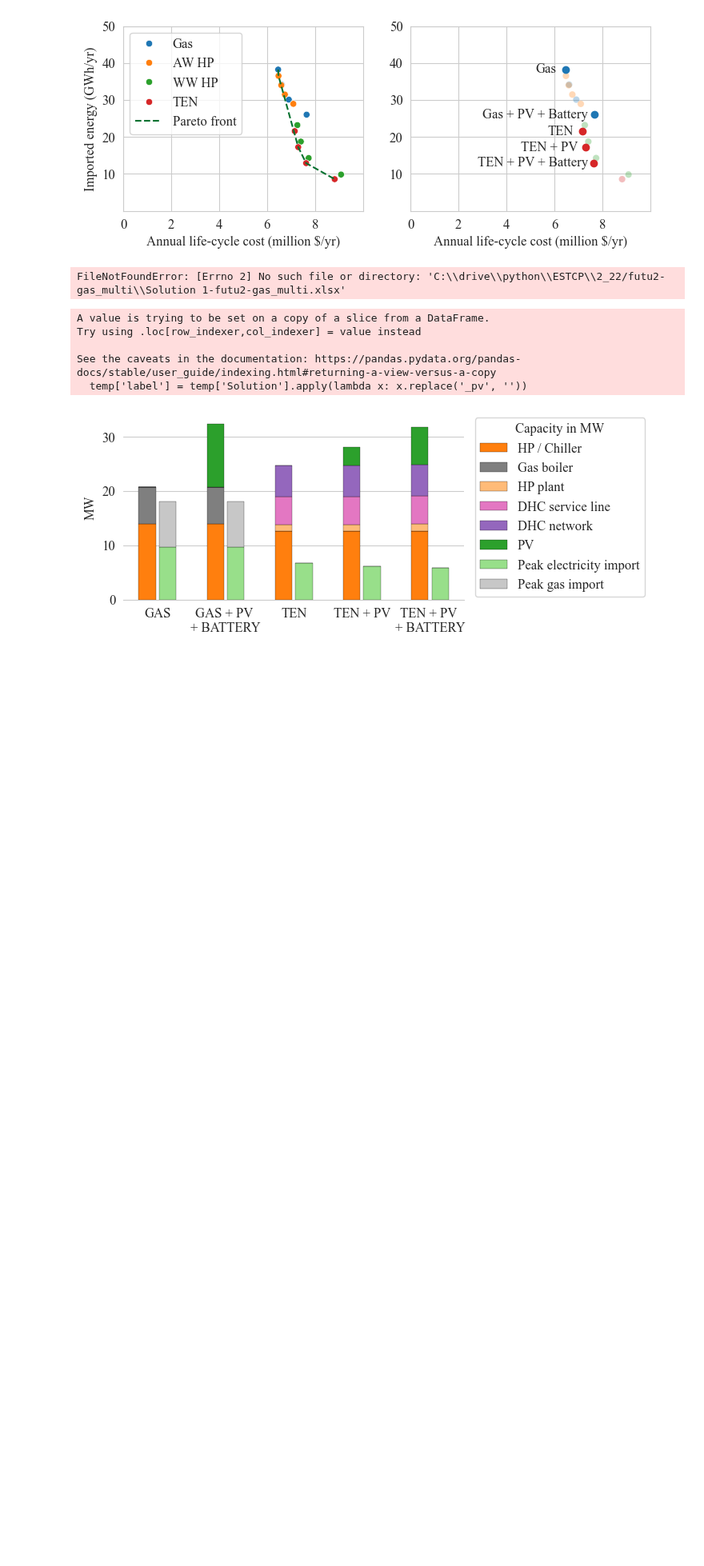
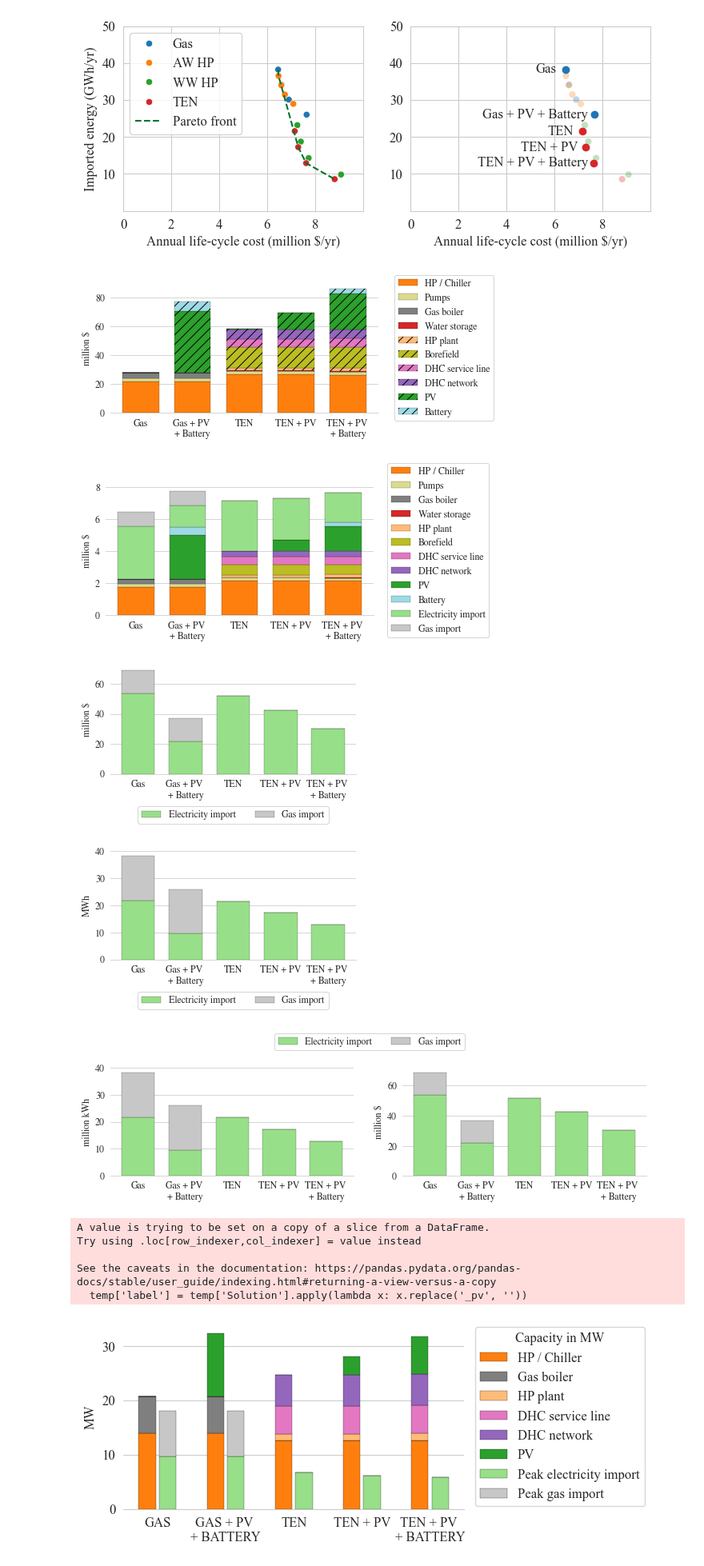
Before and after one commit to lbl-srg/thermal-grid-jba, a Jupyter notebook: PythonResources/LatexFiguresFromMILP/plot_sympheny.ipynb, the cells around one changed output. Shown at 80% size. Drawn from its saved outputs; the diff is of its cells as text; code cells hidden in the pictures; blank space fills up the shorter version.

Commit message:
corrected energy unit on import figure and adapted code for ubuntu

```diff
--- a/PythonResources/LatexFiguresFromMILP/plot_sympheny.ipynb
+++ b/PythonResources/LatexFiguresFromMILP/plot_sympheny.ipynb
@@ -266,15 +266,25 @@ plt.show()
 [figure]
 # %%
 sns.set_style("whitegrid")
-plt.rcParams["font.family"] = "Times New Roman"
+#plt.rcParams["font.family"] = "Times New Roman"
+plt.rcParams["font.family"] = "FreeSerif" # for ubuntu
 plt.rcParams['font.size'] = 12
 
-folder_ini = r'C:\drive\python\ESTCP\2_22'
-files = {'Gas - Solution 1':r'futu2-gas_multi\Solution 1-futu2-gas_multi.xlsx',
-         'Gas - Solution 4':r'futu2-gas_multi\Solution 4-futu2-gas_multi.xlsx',
-         'TEN - Solution 1':r'futu2-ets_multi\Solution 1-futu2-ets_multi.xlsx',
-         'TEN - Solution 2':r'futu2-ets_multi\Solution 2-futu2-ets_multi.xlsx',
-         'TEN - Solution 3':r'futu2-ets_multi\Solution 3-futu2-ets_multi.xlsx'}
+#folder_ini = r'C:\drive\python\ESTCP\2_22'
+#files = {'Gas - Solution 1':r'futu2-gas_multi\Solution 1-futu2-gas_multi.xlsx',
+#         'Gas - Solution 4':r'futu2-gas_multi\Solution 4-futu2-gas_multi.xlsx',
+#         'TEN - Solution 1':r'futu2-ets_multi\Solution 1-futu2-ets_multi.xlsx',
+#         'TEN - Solution 2':r'futu2-ets_multi\Solution 2-futu2-ets_multi.xlsx',
+#         'TEN - Solution 3':r'futu2-ets_multi\Solution 3-futu2-ets_multi.xlsx'}
+
+folder_ini = os.path.join(os.getcwd(), 'MILP_results', '2_22')
+files = {'Gas - Solution 1':os.path.join('futu2-gas_multi', 'Solution 1-futu2-gas_multi.xlsx'),
+         'Gas - Solution 4':os.path.join('futu2-gas_multi', 'Solution 4-futu2-gas_multi.xlsx'),
+         'TEN - Solution 1':os.path.join('futu2-ets_multi', 'Solution 1-futu2-ets_multi.xlsx'),
+         'TEN - Solution 2':os.path.join('futu2-ets_multi', 'Solution 2-futu2-ets_multi.xlsx'),
+         'TEN - Solution 3':os.path.join('futu2-ets_multi', 'Solution 3-futu2-ets_multi.xlsx')}
+folder_output = os.path.join(os.getcwd(), 'img_milp_results')
+os.makedirs(folder_output, exist_ok=True)
 
 selection = {'Gas - Solution 1':'Gas',
              'Gas - Solution 4':'Gas + PV \n+ Battery',
@@ -388,10 +398,11 @@ for i in usd:
     sns.despine(left=True)
     plt.gca().xaxis.grid(False)
     if i == 'Energy in (kWh/year)':
-        plt.ylabel('MWh')
+        plt.ylabel('million kWh')
     else:
         plt.ylabel('million $')
-    plt.savefig(rf'C:\git\JBA-site-assessment_latex\img\milp_results\{usd[i]}.pdf', bbox_inches='tight')
+    #plt.savefig(rf'C:\git\JBA-site-assessment_latex\img\milp_results\{usd[i]}.pdf', bbox_inches='tight')
+    plt.savefig(os.path.join(folder_output, f'{usd[i]}.pdf'), bbox_inches='tight')
     plt.show()
 
 
@@ -407,37 +418,42 @@ for n, i in enumerate(['Energy in (kWh/year)', 'Imports cost (USD)']):
     piv['pos_grid'] = piv.index.to_series().map(rank)
     piv = piv.sort_values(['pos_grid']).drop(columns = ['pos_grid'])
     # piv.columns = piv.columns.str.upper()
     piv = piv.fillna(0)
-    piv = piv / 1000000
+    piv = piv / 1e6
     pivb = piv.cumsum()
 
     for j, k in enumerate(piv.index):
         if j == 0:
             ax[n].bar(piv.columns, piv.loc[k, :],  edgecolor = 'black', linewidth=0.2,
                     color=sns.color_palette("tab20")[colors[k]], width=0.7, label = k)
         else:
             if k in network:
                 ax[n].bar(piv.columns, piv.loc[k, :], bottom = pivb.loc[old, :],
                     edgecolor = 'black', linewidth=0.2, hatch='//',
                     color=sns.color_palette("tab20")[colors[k]], width=0.7, label = k)
             else:
                 ax[n].bar(piv.columns, piv.loc[k, :], bottom = pivb.loc[old, :],
                         edgecolor = 'black', linewidth=0.2, color=sns.color_palette("tab20")[colors[k]], width=0.7, label = k)
         old = k
 
     sns.despine(left=True)
     ax[n].xaxis.grid(False)
     if i == 'Energy in (kWh/year)':
-        ax[n].set_ylabel('MWh')
+        ax[n].set_ylabel('million kWh')
     else:
         ax[n].set_ylabel('million $')
 handles, labels = ax[n].get_legend_handles_labels()
 by_label = dict(zip(labels, handles))
 fig.legend(by_label.values(), by_label.keys(), loc='upper center', bbox_to_anchor=(0.5, 1.15), ncol=2)
-plt.savefig(rf'C:\git\JBA-site-assessment_latex\img\milp_results\combi_energy.pdf', bbox_inches='tight')
+#plt.savefig(rf'C:\git\JBA-site-assessment_latex\img\milp_results\combi_energy.pdf', bbox_inches='tight')
+plt.savefig(os.path.join(folder_output, 'combi_energy.pdf'), bbox_inches='tight')
 plt.show()
 # %% [output]
-FileNotFoundError: [Errno 2] No such file or directory: 'C:\\drive\\python\\ESTCP\\2_22/futu2-gas_multi\\Solution 1-futu2-gas_multi.xlsx'
+[figure, added]
+[figure, added]
+[figure, added]
+[figure, added]
+[figure, added]
 # %%
 sns.set_style("whitegrid")
 plt.rcParams["font.family"] = "Times New Roman"
```
Also changed, not shown: 5 other files.
